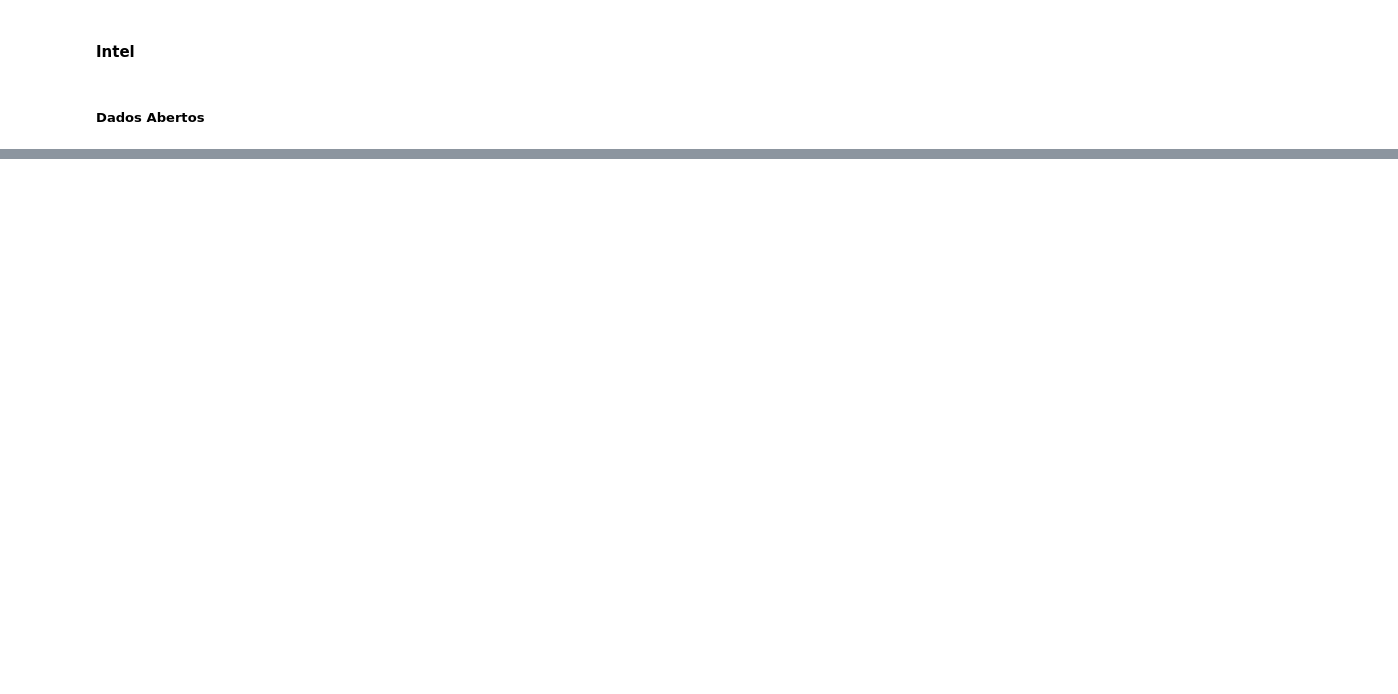
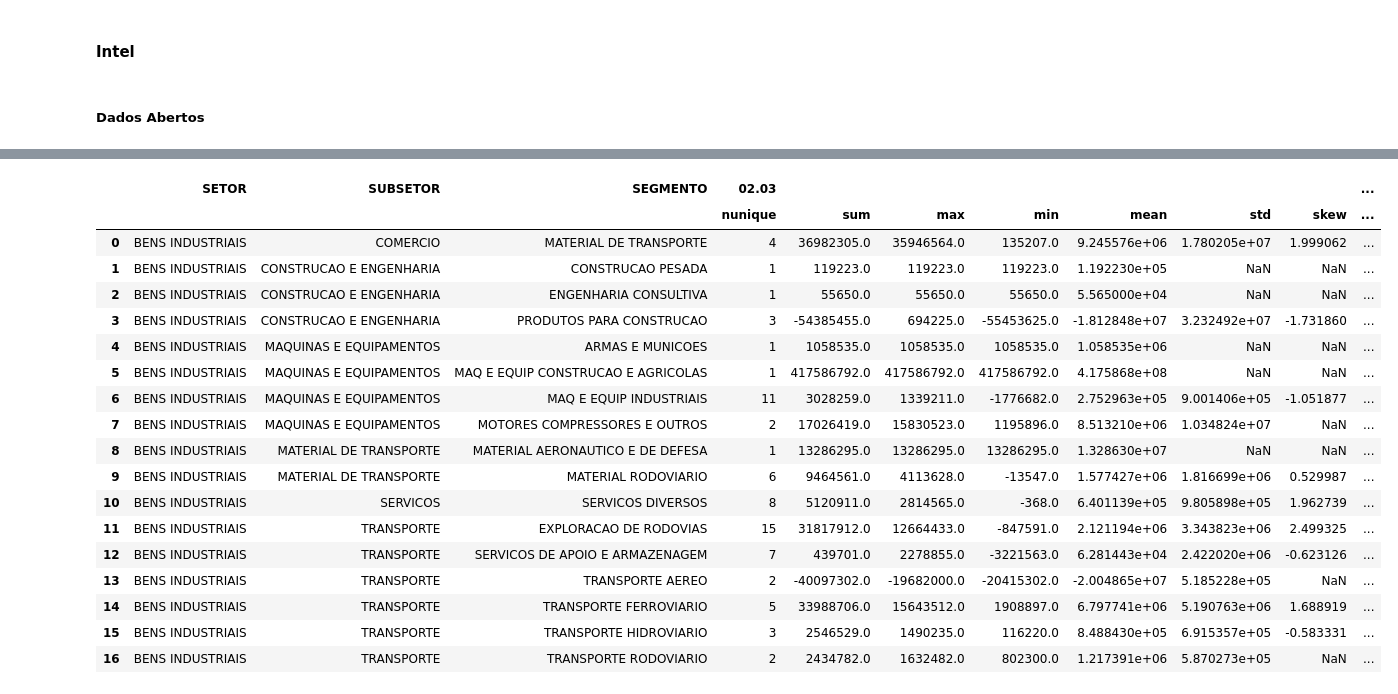
Before and after one commit to faustostangler/DSH, a Jupyter notebook: read_cvm.ipynb, the cells around one changed output, grey strips where cells are left out. Cells and saved outputs as stored; diff of their text form; code cells hidden in the pictures; blank space fills up the shorter version.

Commit message:
intelacoes

```diff
--- a/read_cvm.ipynb
+++ b/read_cvm.ipynb
@@ -533,0 +592,3 @@ plt.show()
+# %%
+df = pd.read_pickle('BENS INDUSTRIAIS_intelacoes.pkl')
+# df.to_csv('BENS INDUSTRIAIS_intelacoes.csv')
@@ -533,0 +641,35 @@ plt.show()
+# %%
+conta = '02.03'
+
+# Filtering the data for the account 'CD_CONTA' with value '02.03' and the latest quarter
+conta_by_setor = df[df['DT_REFER'] == df['DT_REFER'].max()]
+conta_by_setor = conta_by_setor[conta_by_setor['CD_CONTA'] == conta]
+
+# Grouping by 'SETOR', 'SUBSETOR', and 'SEGMENTO' to aggregate 'VL_CONTA' values
+conta_by_setor = conta_by_setor.groupby(['SETOR', 'SUBSETOR', 'SEGMENTO', ]).agg({
+    'VL_CONTA': ['nunique', 'sum', 'max', 'min', 'mean', 'std', 'skew', lambda x: x.kurt()]
+}).reset_index()
+
+conta_by_setor.rename(columns={'VL_CONTA': conta}, inplace=True)
+
+conta_by_setor
+# %% [output]
+|  | SETOR | SUBSETOR | SEGMENTO | 02.03 |  |  |  |  |  |  | ... |
+|  |  |  |  | nunique | sum | max | min | mean | std | skew | ... |
+| 0 | BENS INDUSTRIAIS | COMERCIO | MATERIAL DE TRANSPORTE | 4 | 36982305.0 | 35946564.0 | 135207.0 | 9.245576e+06 | 1.780205e+07 | 1.999062 | ... |
+| 1 | BENS INDUSTRIAIS | CONSTRUCAO E ENGENHARIA | CONSTRUCAO PESADA | 1 | 119223.0 | 119223.0 | 119223.0 | 1.192230e+05 | NaN | NaN | ... |
+| 2 | BENS INDUSTRIAIS | CONSTRUCAO E ENGENHARIA | ENGENHARIA CONSULTIVA | 1 | 55650.0 | 55650.0 | 55650.0 | 5.565000e+04 | NaN | NaN | ... |
+| 3 | BENS INDUSTRIAIS | CONSTRUCAO E ENGENHARIA | PRODUTOS PARA CONSTRUCAO | 3 | -54385455.0 | 694225.0 | -55453625.0 | -1.812848e+07 | 3.232492e+07 | -1.731860 | ... |
+| 4 | BENS INDUSTRIAIS | MAQUINAS E EQUIPAMENTOS | ARMAS E MUNICOES | 1 | 1058535.0 | 1058535.0 | 1058535.0 | 1.058535e+06 | NaN | NaN | ... |
+| 5 | BENS INDUSTRIAIS | MAQUINAS E EQUIPAMENTOS | MAQ E EQUIP CONSTRUCAO E AGRICOLAS | 1 | 417586792.0 | 417586792.0 | 417586792.0 | 4.175868e+08 | NaN | NaN | ... |
+| 6 | BENS INDUSTRIAIS | MAQUINAS E EQUIPAMENTOS | MAQ E EQUIP INDUSTRIAIS | 11 | 3028259.0 | 1339211.0 | -1776682.0 | 2.752963e+05 | 9.001406e+05 | -1.051877 | ... |
+| 7 | BENS INDUSTRIAIS | MAQUINAS E EQUIPAMENTOS | MOTORES COMPRESSORES E OUTROS | 2 | 17026419.0 | 15830523.0 | 1195896.0 | 8.513210e+06 | 1.034824e+07 | NaN | ... |
+| 8 | BENS INDUSTRIAIS | MATERIAL DE TRANSPORTE | MATERIAL AERONAUTICO E DE DEFESA | 1 | 13286295.0 | 13286295.0 | 13286295.0 | 1.328630e+07 | NaN | NaN | ... |
+| 9 | BENS INDUSTRIAIS | MATERIAL DE TRANSPORTE | MATERIAL RODOVIARIO | 6 | 9464561.0 | 4113628.0 | -13547.0 | 1.577427e+06 | 1.816699e+06 | 0.529987 | ... |
+| 10 | BENS INDUSTRIAIS | SERVICOS | SERVICOS DIVERSOS | 8 | 5120911.0 | 2814565.0 | -368.0 | 6.401139e+05 | 9.805898e+05 | 1.962739 | ... |
+| 11 | BENS INDUSTRIAIS | TRANSPORTE | EXPLORACAO DE RODOVIAS | 15 | 31817912.0 | 12664433.0 | -847591.0 | 2.121194e+06 | 3.343823e+06 | 2.499325 | ... |
+| 12 | BENS INDUSTRIAIS | TRANSPORTE | SERVICOS DE APOIO E ARMAZENAGEM | 7 | 439701.0 | 2278855.0 | -3221563.0 | 6.281443e+04 | 2.422020e+06 | -0.623126 | ... |
+| 13 | BENS INDUSTRIAIS | TRANSPORTE | TRANSPORTE AEREO | 2 | -40097302.0 | -19682000.0 | -20415302.0 | -2.004865e+07 | 5.185228e+05 | NaN | ... |
+| 14 | BENS INDUSTRIAIS | TRANSPORTE | TRANSPORTE FERROVIARIO | 5 | 33988706.0 | 15643512.0 | 1908897.0 | 6.797741e+06 | 5.190763e+06 | 1.688919 | ... |
+| 15 | BENS INDUSTRIAIS | TRANSPORTE | TRANSPORTE HIDROVIARIO | 3 | 2546529.0 | 1490235.0 | 116220.0 | 8.488430e+05 | 6.915357e+05 | -0.583331 | ... |
+| 16 | BENS INDUSTRIAIS | TRANSPORTE | TRANSPORTE RODOVIARIO | 2 | 2434782.0 | 1632482.0 | 802300.0 | 1.217391e+06 | 5.870273e+05 | NaN | ... |
```
Also changed, not shown: parts of 33 cells of this notebook, 3 other files.
